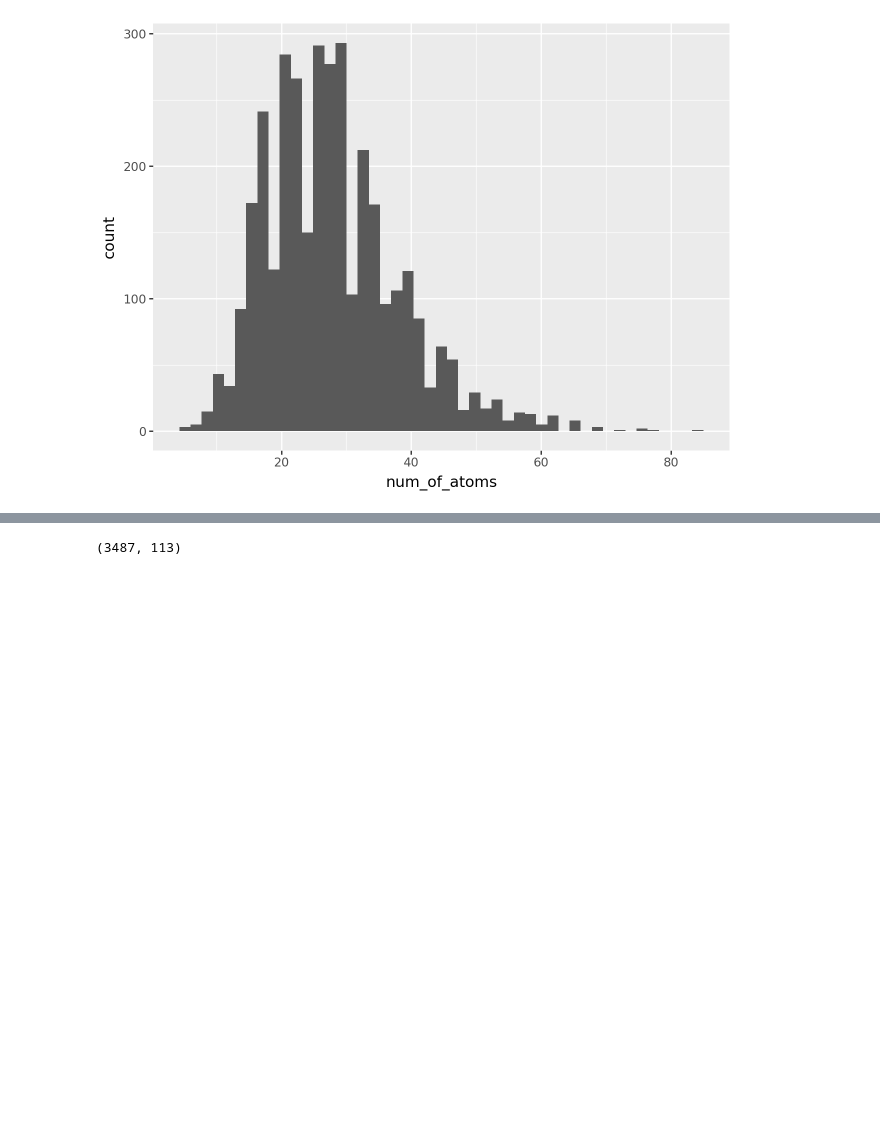
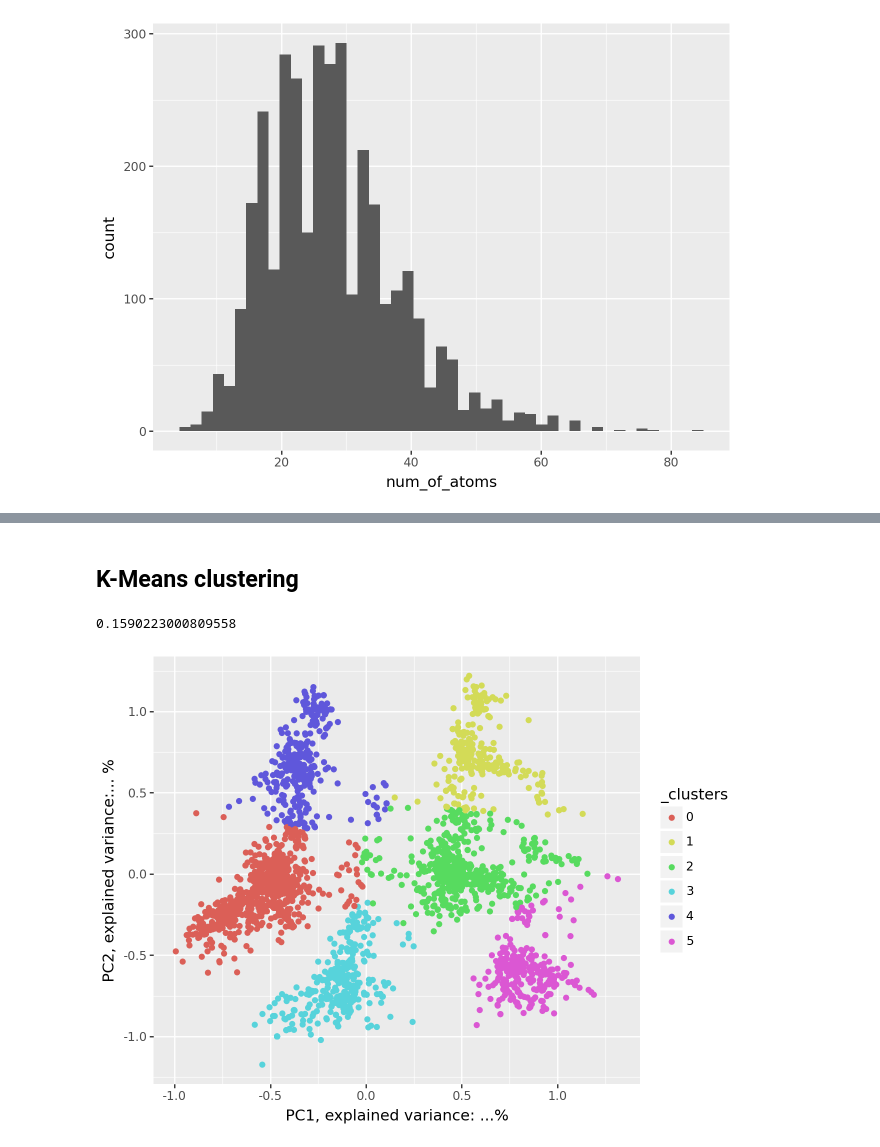
Before and after one commit to IOuadah/SML_Project, a Jupyter notebook: data_prep.ipynb, the cells around one changed output, grey strips where cells are left out. Saved outputs shown, nothing was run; the diff lists cells and outputs as text; code cells hidden in the pictures; blank space fills up the shorter version.

Commit message:
k-means clustering, let op is niet heel netjes maar dat komt nog wel

```diff
--- a/data_prep.ipynb
+++ b/data_prep.ipynb
@@ -177,7 +186,25 @@ num_vars.loc[:, "MolecularWeight":].corr()
 | HBondDonorCount | 0.294207 | 0.270425 | 0.263810 | 0.252329 | 0.044769 | -0.067689 | ... |
 | XLogP | 0.294049 | 0.272957 | 0.264555 | 0.256950 | 0.033126 | -0.070541 | ... |
 | TPSA | 0.294272 | 0.270539 | 0.263905 | 0.252439 | 0.044657 | -0.067308 | ... |
-# %%
-output.shape
-# %% [output]
-(3487, 113)
+# %% [markdown]
+## K-Means clustering
+# %%
+pca = PCA(2)
+X = fingerprint
+X = pca.fit_transform(labels_)
+explained_var = pca.explained_variance_ratio_
+m = KMeans(n_clusters = 6, random_state = 12345).fit(X)
+m.labels_
+X_data = pd.DataFrame(X)
+X_data["_clusters"] = pd.Categorical(m.labels_)
+
+explained_var.sum()
+# %% [output]
+0.1590223000809558
+# %%
+ggplot(X_data, aes(X_data.loc[:, 0], X_data.loc[:, 1], color = "_clusters")) +\
+geom_point() +\
+xlab("PC1, explained variance: ...%") +\
+ylab("PC2, explained variance:... %")
+# %% [output]
+[figure, added]
```
Also changed, not shown: parts of 5 cells of this notebook.
